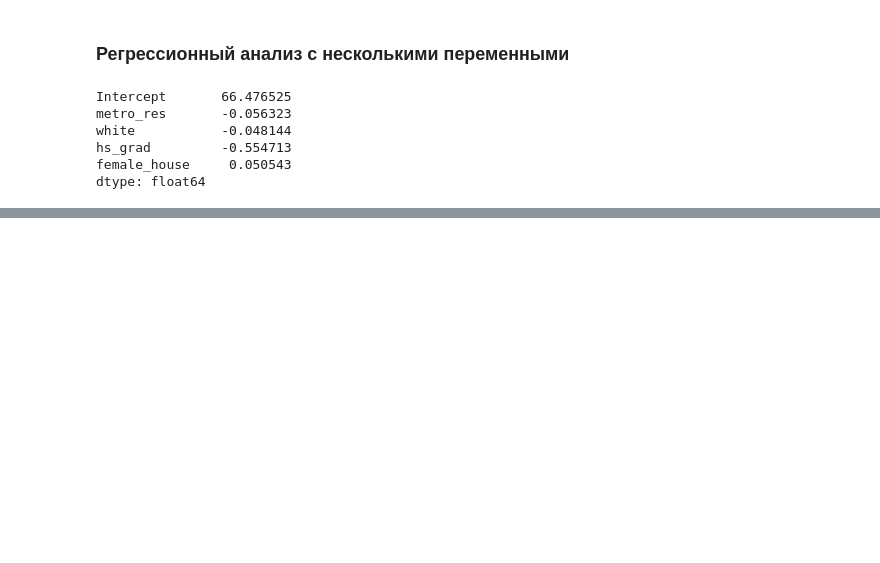
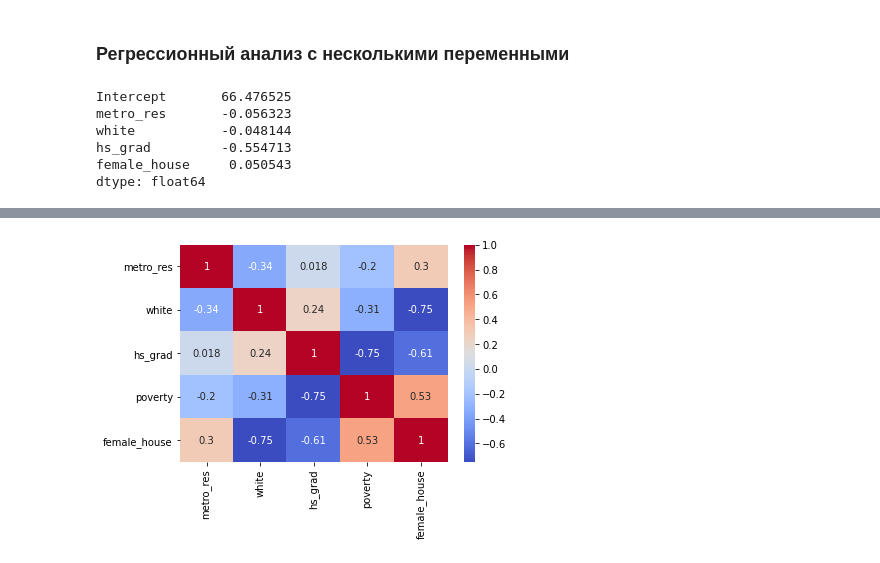
Before and after one commit to EkaterinaZernyukova/data_analysis, a Jupyter notebook: jupyter_notebook/regression_analysis.ipynb, the cells around one changed output, grey strips where cells are left out. Saved outputs shown, nothing was run; the diff lists cells and outputs as text; code cells hidden in the pictures; blank space fills up the shorter version.

```diff
--- a/jupyter_notebook/regression_analysis.ipynb
+++ b/jupyter_notebook/regression_analysis.ipynb
@@ -192,0 +329,5 @@ strong multicollinearity or other numerical problems.
+# %%
+sns.heatmap(df.corr(),  cbar=True,  annot=True, cmap='coolwarm');
+# корреляция
+# %% [output]
+[figure, added]
```
Also changed, not shown: parts of 27 cells of this notebook.
